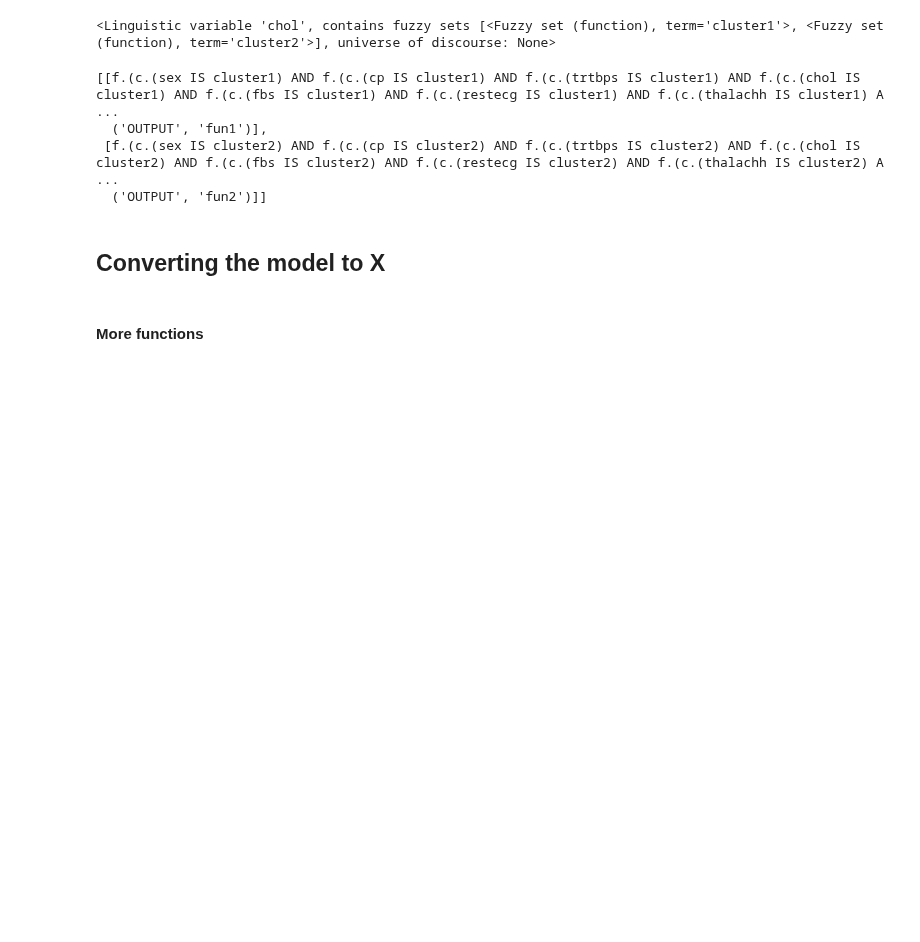
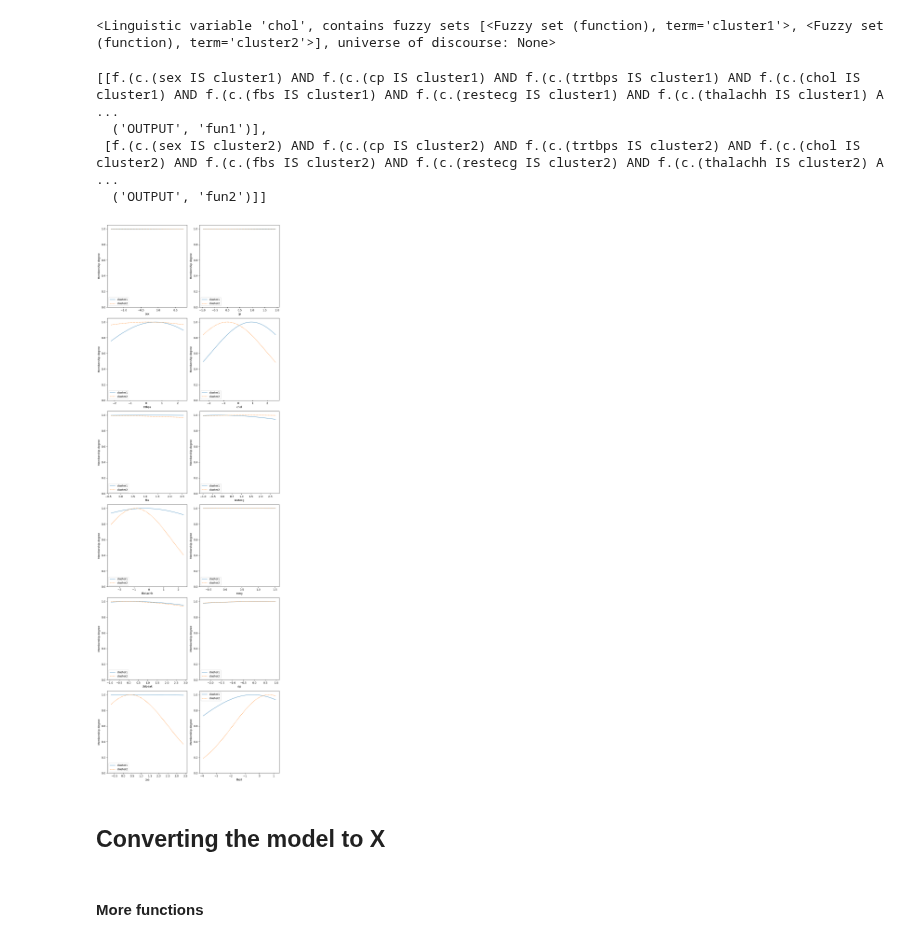
Before and after one commit to AlexGoncalves21/SInts_24, a Jupyter notebook: FinalProject/FuzzyInference.ipynb, the cells around one changed output. Drawn from its saved outputs; the diff is of its cells as text; code cells hidden in the pictures; blank space fills up the shorter version.

```diff
--- a/FinalProject/FuzzyInference.ipynb
+++ b/FinalProject/FuzzyInference.ipynb
@@ -212,7 +212,9 @@ model._rules
  [f.(c.(sex IS cluster2) AND f.(c.(cp IS cluster2) AND f.(c.(trtbps IS cluster2) AND f.(c.(chol IS cluster2) AND f.(c.(fbs IS cluster2) AND f.(c.(restecg IS cluster2) AND f.(c.(thalachh IS cluster2) A ...
   ('OUTPUT', 'fun2')]]
 # %%
-#model.produce_figure("",2)
+model.produce_figure("",2)
+# %% [output]
+[figure, added]
 # %% [markdown]
 ## Converting the model to X
 # %% [markdown]
```
Also changed, not shown: parts of 9 cells of this notebook.
